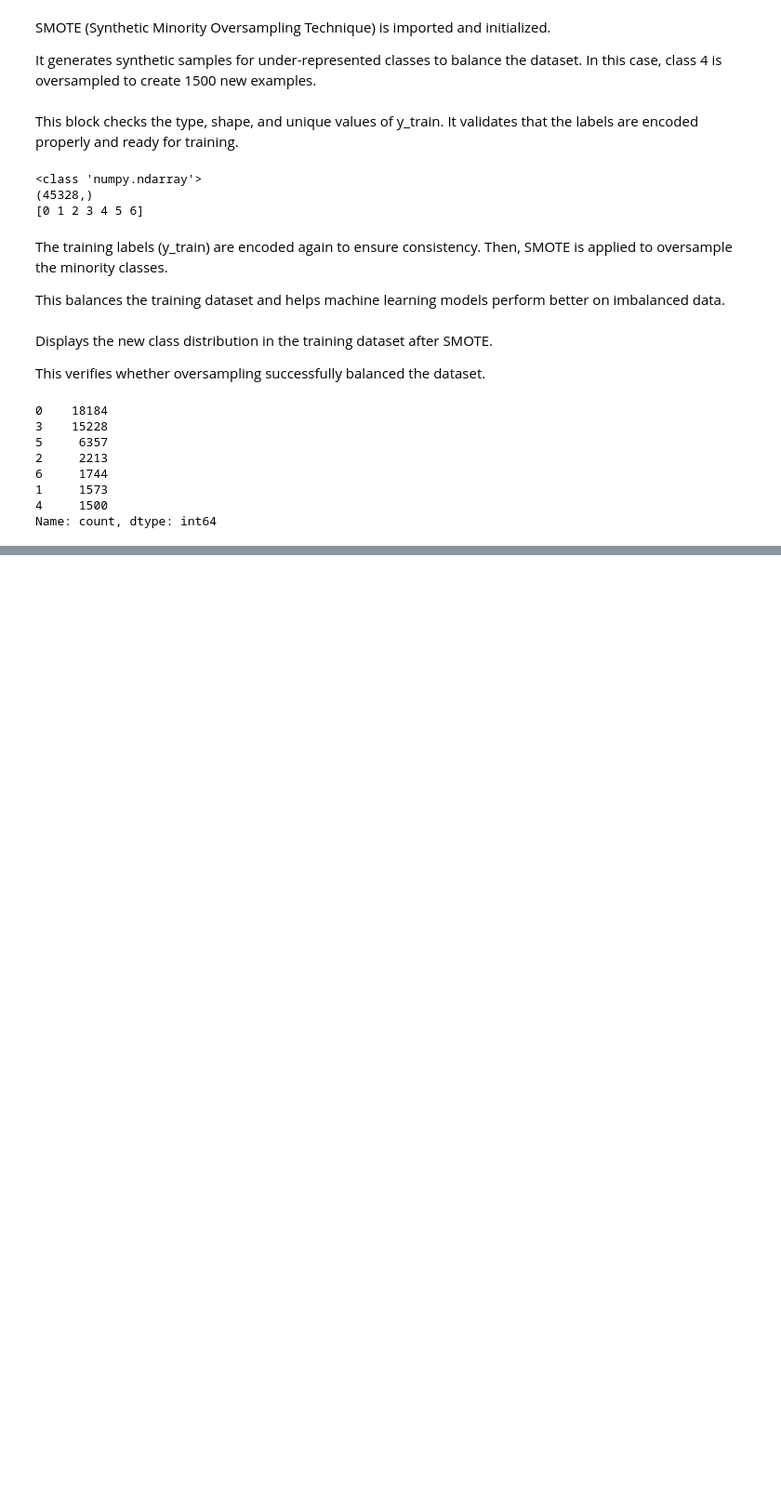
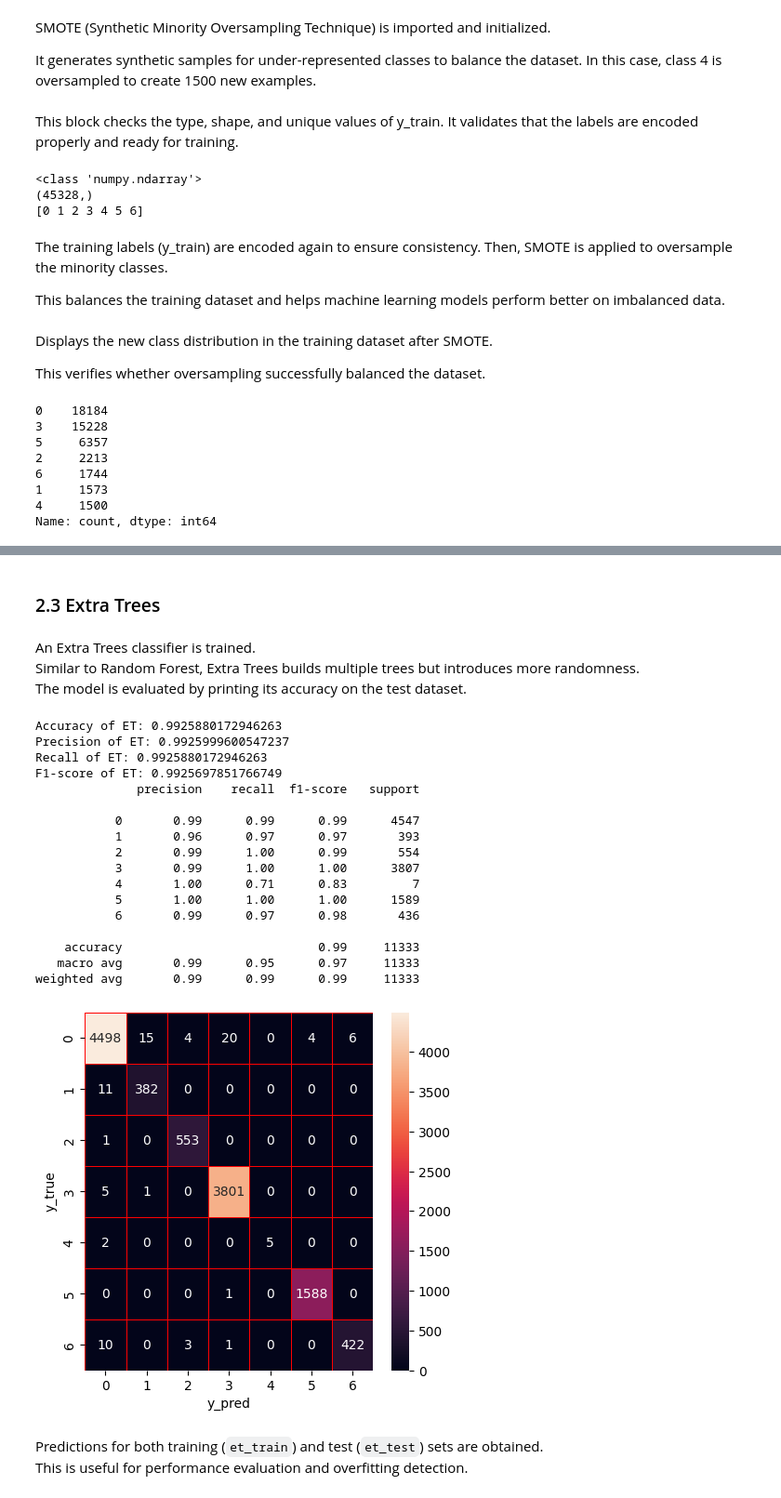
Before and after one commit to divya-392/Master-s-Project, a Jupyter notebook: IDS_TreeBase.ipynb, the cells around one changed output, grey strips where cells are left out. Shown at 93% size. Cells and saved outputs as stored; diff of their text form; code cells hidden in the pictures; blank space fills up the shorter version.

```diff
--- a/IDS_TreeBase.ipynb
+++ b/IDS_TreeBase.ipynb
@@ -134,0 +238,47 @@ Name: count, dtype: int64
+# %% [markdown]
+### 2.3 Extra Trees
+# %% [markdown]
+An Extra Trees classifier is trained.
+Similar to Random Forest, Extra Trees builds multiple trees but introduces more randomness.
+The model is evaluated by printing its accuracy on the test dataset.
+# %%
+# Extra trees training and prediction
+et = ExtraTreesClassifier(random_state = 0)
+et.fit(X_train,y_train)
+y_predict=et.predict(X_test)
+y_true=y_test
+y_true_encoded=labelencoder.transform(y_true)
+print('Accuracy of ET: '+ str(et.score(X_test,y_true_encoded)))
+precision,recall,fscore,none= precision_recall_fscore_support(y_true_encoded, y_predict, average='weighted')
+print('Precision of ET: '+(str(precision)))
+print('Recall of ET: '+(str(recall)))
+print('F1-score of ET: '+(str(fscore)))
+print(classification_report(y_true_encoded,y_predict))
+cm=confusion_matrix(y_true_encoded,y_predict)
+f,ax=plt.subplots(figsize=(5,5))
+sns.heatmap(cm,annot=True,linewidth=0.5,linecolor="red",fmt=".0f",ax=ax)
+plt.xlabel("y_pred")
+plt.ylabel("y_true")
+plt.show()
+# %% [output]
+Accuracy of ET: 0.9925880172946263
+Precision of ET: 0.9925999600547237
+Recall of ET: 0.9925880172946263
+F1-score of ET: 0.9925697851766749
+              precision    recall  f1-score   support
+
+           0       0.99      0.99      0.99      4547
+           1       0.96      0.97      0.97       393
+           2       0.99      1.00      0.99       554
+           3       0.99      1.00      1.00      3807
+           4       1.00      0.71      0.83         7
+           5       1.00      1.00      1.00      1589
+           6       0.99      0.97      0.98       436
+
+    accuracy                           0.99     11333
+   macro avg       0.99      0.95      0.97     11333
+weighted avg       0.99      0.99      0.99     11333
+[figure, added]
+# %% [markdown]
+Predictions for both training (`et_train`) and test (`et_test`) sets are obtained.
+This is useful for performance evaluation and overfitting detection.
```
Also changed, not shown: parts of 28 cells of this notebook.
